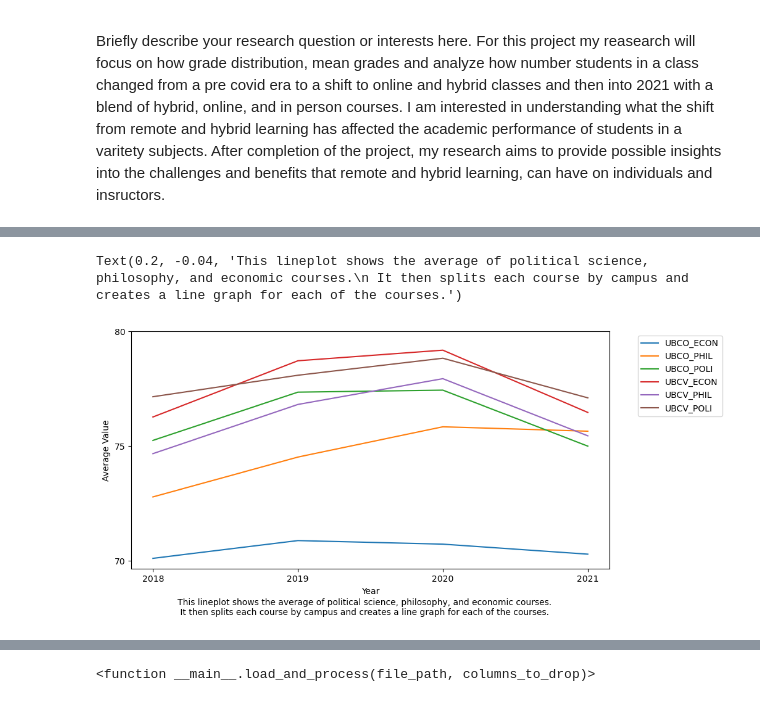
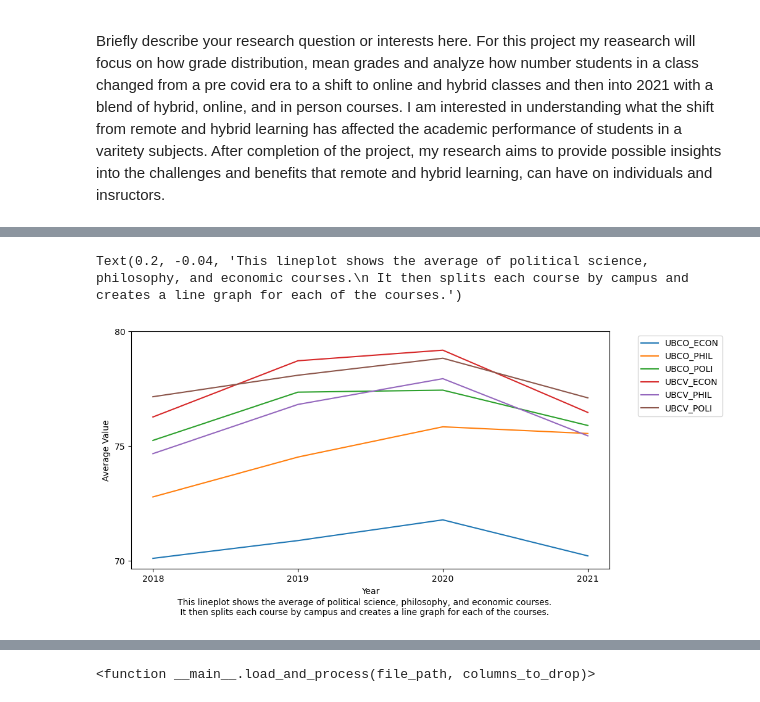
Before and after one commit to ubco-W2022T2-data301/project-group-group03, a Jupyter notebook: analysis/analysis1.ipynb, the cells around one changed output, grey strips where cells are left out. Saved outputs shown, nothing was run; the diff lists cells and outputs as text; code cells hidden in the pictures.

```diff
--- a/analysis/analysis1.ipynb
+++ b/analysis/analysis1.ipynb
@@ -54,35 +53,35 @@ plt.figure(figsize=(10, 5))
 #set colour
 colours = {'UBCO_ECON': '#1f77b4',
           'UBCO_PHIL': '#ff7f0e',
           'UBCO_POLI': '#2ca02c',
           'UBCV_ECON': '#d62728',
           'UBCV_PHIL': '#9467bd',
           'UBCV_POLI': '#8c564b'}
 
 # filter the data
 types = ['ECON', 'PHIL', 'POLI']
 data = df[df['Subject'].isin(types)]
 
 # add a new column to the data for campus + subject
 data['Campus_Subject'] = data['Campus'] + '_' + data['Subject']
 
 # plot the lines
-sns.lineplot(x='Year', y=("Avg", "mean"), hue='Campus_Subject', data=data, palette=colours, err_style=None)
+sns.lineplot(x='Year', y="Avg_mean", hue='Campus_Subject', data=data, palette=colours, err_style=None)
 
 # set the y-axis ticks and label
 plt.yticks([70, 75, 80])
 plt.ylabel('Average Value')
 
 # set the x-axis ticks
 plt.xticks([2018, 2019, 2020, 2021])
 
 # add the legend
 plt.legend(bbox_to_anchor=(1.05, 1), loc='upper left')
 # description
 plt.figtext(0.2, -0.04, "This lineplot shows the average of political science, philosophy, and economic courses.\n It then splits each course by campus and creates a line graph for each of the courses.")
 # %% [output]
 Text(0.2, -0.04, 'This lineplot shows the average of political science, philosophy, and economic courses.\n It then splits each course by campus and creates a line graph for each of the courses.')
-[figure, old version]
+[figure, new version]
 # %%
 file_path = '../data/raw/rawdata.csv'
 df = pd.read_csv(file_path)
```
Also changed, not shown: parts of 5 cells of this notebook, 5 other files.
